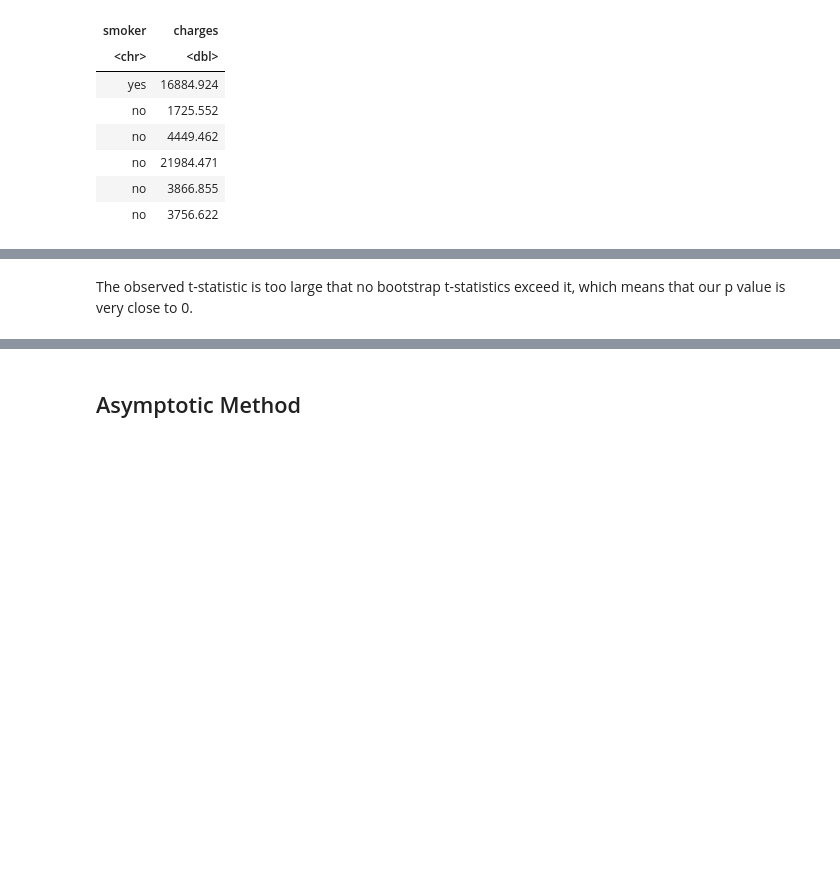
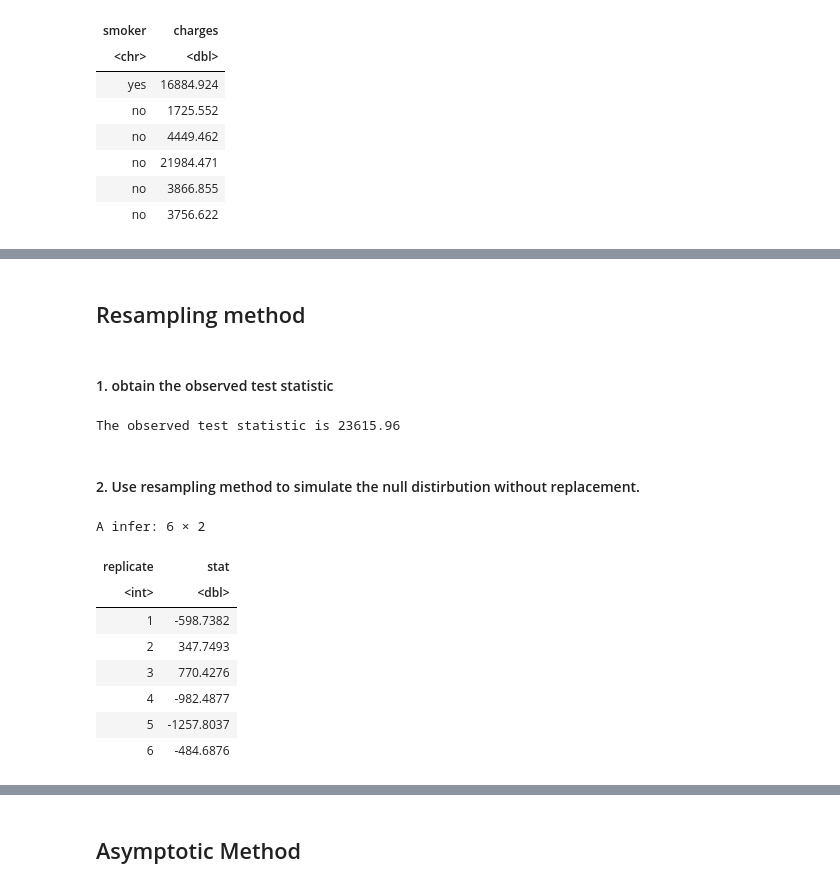
Before and after one commit to Yuji03b/STAT-201-GROUP-1, a Jupyter notebook: report.ipynb, the cells around one changed output, grey strips where cells are left out. Cells and saved outputs as stored; diff of their text form; code cells hidden in the pictures; blank space fills up the shorter version.

```diff
--- a/report.ipynb
+++ b/report.ipynb
@@ -228,2 +156,36 @@ larger_t
-# %% [markdown]
-The observed t-statistic is too large that no  bootstrap t-statistics exceed it, which means that our p value is very close to 0.
+# %% [markdown]
+ ## Resampling method
+# %% [markdown]
+ #### 1. obtain the observed test statistic
+# %%
+obs_stat <- insurance %>%
+  specify(formula = charges ~ smoker)%>%
+   calculate(stat="diff in means",order=c("yes","no"))%>%
+    pull()
+
+
+cat("The observed test statistic is",  obs_stat)
+# %% [output]
+The observed test statistic is 23615.96
+# %% [markdown]
+ #### 2. Use resampling method to simulate the null distirbution without replacement.
+# %%
+set.seed(12345)
+
+insurance_null <- insurance %>%
+    specify(formula = charges ~ smoker)%>%
+    hypothesize(null="independence")%>%
+    generate(reps=1000,type="permute")%>%
+    calculate(stat="diff in means",order=c("yes","no"))
+
+head(insurance_null)
+# %% [output]
+A infer: 6 × 2
+| replicate | stat |
+| <int> | <dbl> |
+| 1 | -598.7382 |
+| 2 | 347.7493 |
+| 3 | 770.4276 |
+| 4 | -982.4877 |
+| 5 | -1257.8037 |
+| 6 | -484.6876 |
```
Also changed, not shown: parts of 21 cells of this notebook.
